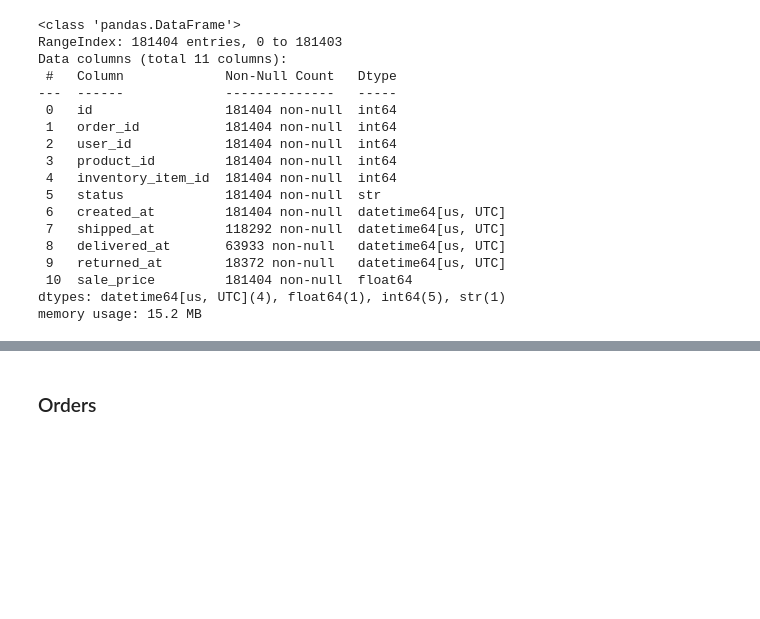
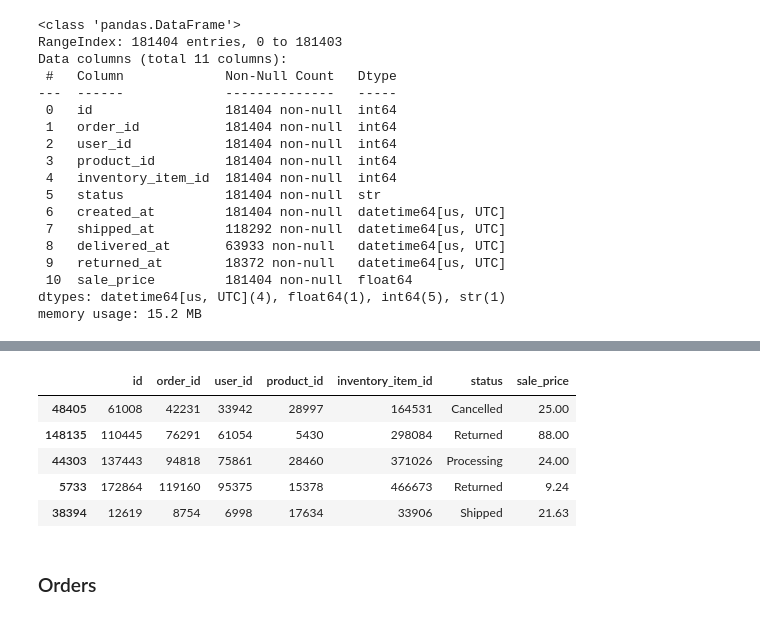
Before and after one commit to edoardo-belingheri/final_project, a Jupyter notebook: notebooks/pulizia_dati.ipynb, the cells around one changed output, grey strips where cells are left out. Saved outputs shown, nothing was run; the diff lists cells and outputs as text; code cells hidden in the pictures; blank space fills up the shorter version.

```diff
--- a/notebooks/pulizia_dati.ipynb
+++ b/notebooks/pulizia_dati.ipynb
@@ -261,7 +255,14 @@ order_items.sample(5)
 # %%
-# order_items=order_items[["id", "order_id", "user_id","product_id","inventory_item_id","status", "created_at","shipped_at","delivered_at", "returned_at","sale_price"]]
+order_items=order_items[["id", "order_id", "user_id","product_id","inventory_item_id","status","sale_price"]]
 # %%
-# order_items.sample(5)
+order_items.sample(5)
+# %% [output]
+|  | id | order_id | user_id | product_id | inventory_item_id | status | sale_price |
+| 48405 | 61008 | 42231 | 33942 | 28997 | 164531 | Cancelled | 25.00 |
+| 148135 | 110445 | 76291 | 61054 | 5430 | 298084 | Returned | 88.00 |
+| 44303 | 137443 | 94818 | 75861 | 28460 | 371026 | Processing | 24.00 |
+| 5733 | 172864 | 119160 | 95375 | 15378 | 466673 | Returned | 9.24 |
+| 38394 | 12619 | 8754 | 6998 | 17634 | 33906 | Shipped | 21.63 |
 # %%
 order_items.to_csv("..\\data\\clean_data\\order_items_clean.csv", index=False)
 # %% [markdown]
```
Also changed, not shown: parts of 25 cells of this notebook, 7 other files.
